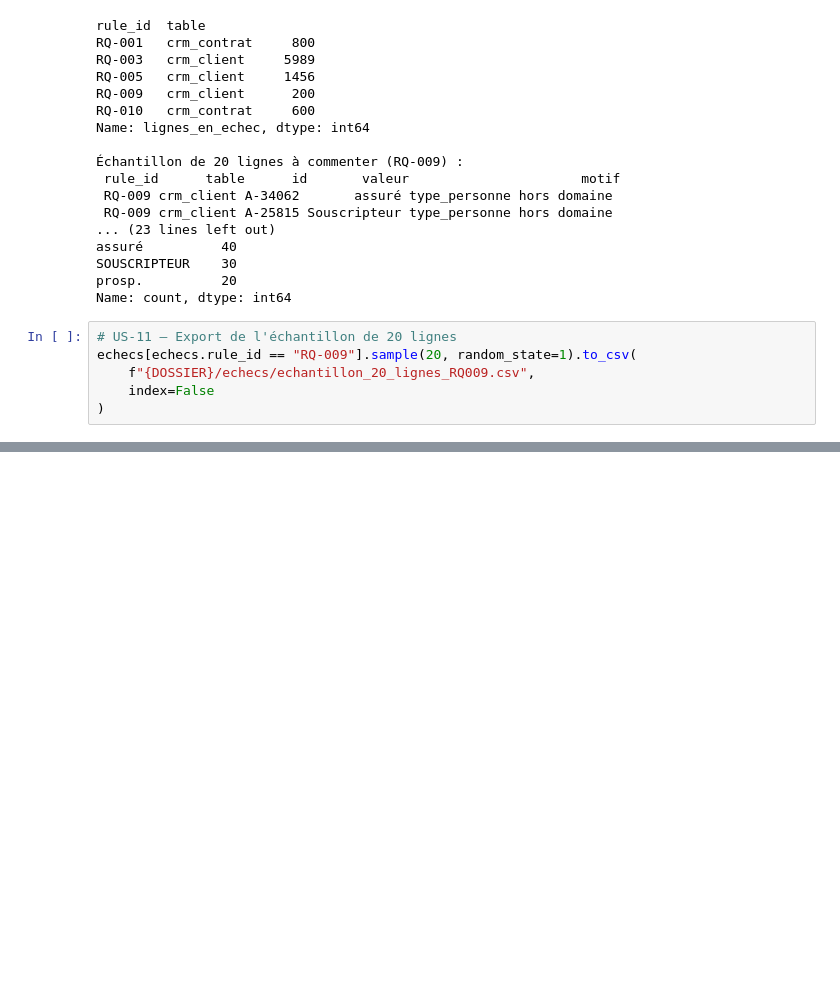
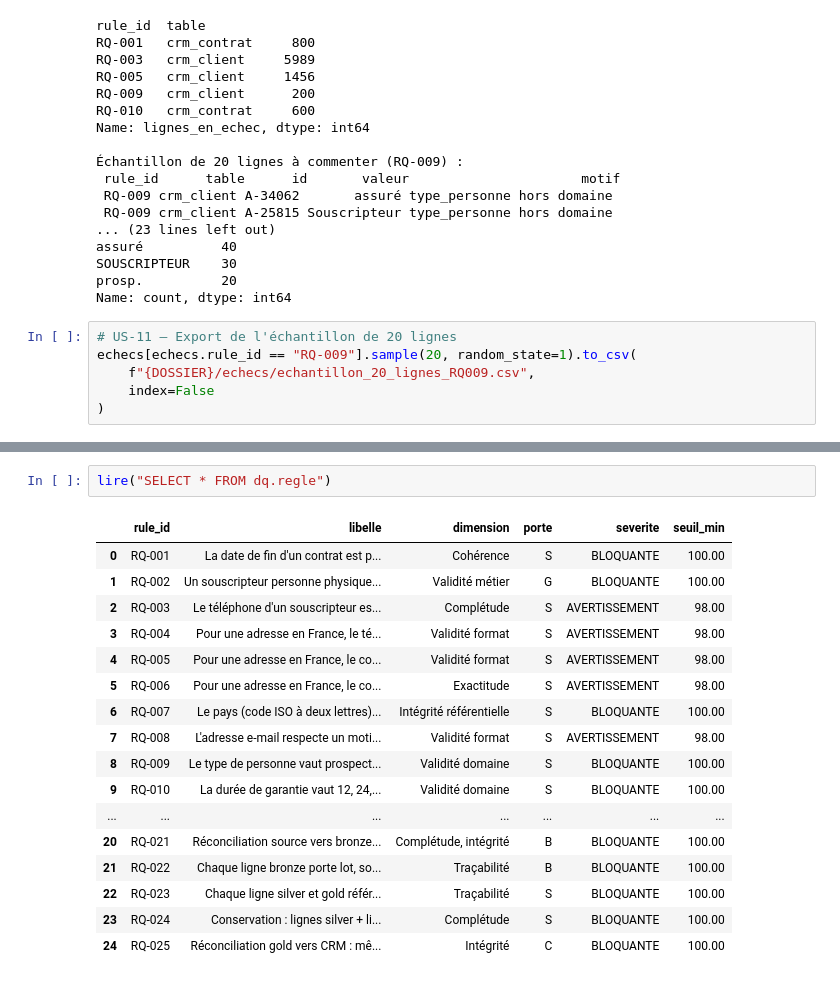
Before and after one commit to ELDERO-coder/td-qualite-g05, a Jupyter notebook: notebooks/S2_regles_great_expectations.ipynb, the cells around one changed output, grey strips where cells are left out. Cells and saved outputs as stored; diff of their text form; blank space fills up the shorter version.

Commit message:
S2: finalisation US-13 et US-15, mesure de qualite bronze

```diff
--- a/notebooks/S2_regles_great_expectations.ipynb
+++ b/notebooks/S2_regles_great_expectations.ipynb
@@ -311,0 +373,20 @@ echecs[echecs.rule_id == "RQ-009"].sample(20, random_state=1).to_csv(
+# %%
+lire("SELECT * FROM dq.regle")
+# %% [output]
+|  | rule_id | libelle | dimension | porte | severite | seuil_min |
+| 0 | RQ-001 | La date de fin d'un contrat est p... | Cohérence | S | BLOQUANTE | 100.00 |
+| 1 | RQ-002 | Un souscripteur personne physique... | Validité métier | G | BLOQUANTE | 100.00 |
+| 2 | RQ-003 | Le téléphone d'un souscripteur es... | Complétude | S | AVERTISSEMENT | 98.00 |
+| 3 | RQ-004 | Pour une adresse en France, le té... | Validité format | S | AVERTISSEMENT | 98.00 |
+| 4 | RQ-005 | Pour une adresse en France, le co... | Validité format | S | AVERTISSEMENT | 98.00 |
+| 5 | RQ-006 | Pour une adresse en France, le co... | Exactitude | S | AVERTISSEMENT | 98.00 |
+| 6 | RQ-007 | Le pays (code ISO à deux lettres)... | Intégrité référentielle | S | BLOQUANTE | 100.00 |
+| 7 | RQ-008 | L'adresse e-mail respecte un moti... | Validité format | S | AVERTISSEMENT | 98.00 |
+| 8 | RQ-009 | Le type de personne vaut prospect... | Validité domaine | S | BLOQUANTE | 100.00 |
+| 9 | RQ-010 | La durée de garantie vaut 12, 24,... | Validité domaine | S | BLOQUANTE | 100.00 |
+| ... | ... | ... | ... | ... | ... | ... |
+| 20 | RQ-021 | Réconciliation source vers bronze... | Complétude, intégrité | B | BLOQUANTE | 100.00 |
+| 21 | RQ-022 | Chaque ligne bronze porte lot, so... | Traçabilité | B | BLOQUANTE | 100.00 |
+| 22 | RQ-023 | Chaque ligne silver et gold référ... | Traçabilité | S | BLOQUANTE | 100.00 |
+| 23 | RQ-024 | Conservation : lignes silver + li... | Complétude | S | BLOQUANTE | 100.00 |
+| 24 | RQ-025 | Réconciliation gold vers CRM : mê... | Intégrité | C | BLOQUANTE | 100.00 |
```
Also changed, not shown: parts of 4 cells of this notebook, 1 other file.
